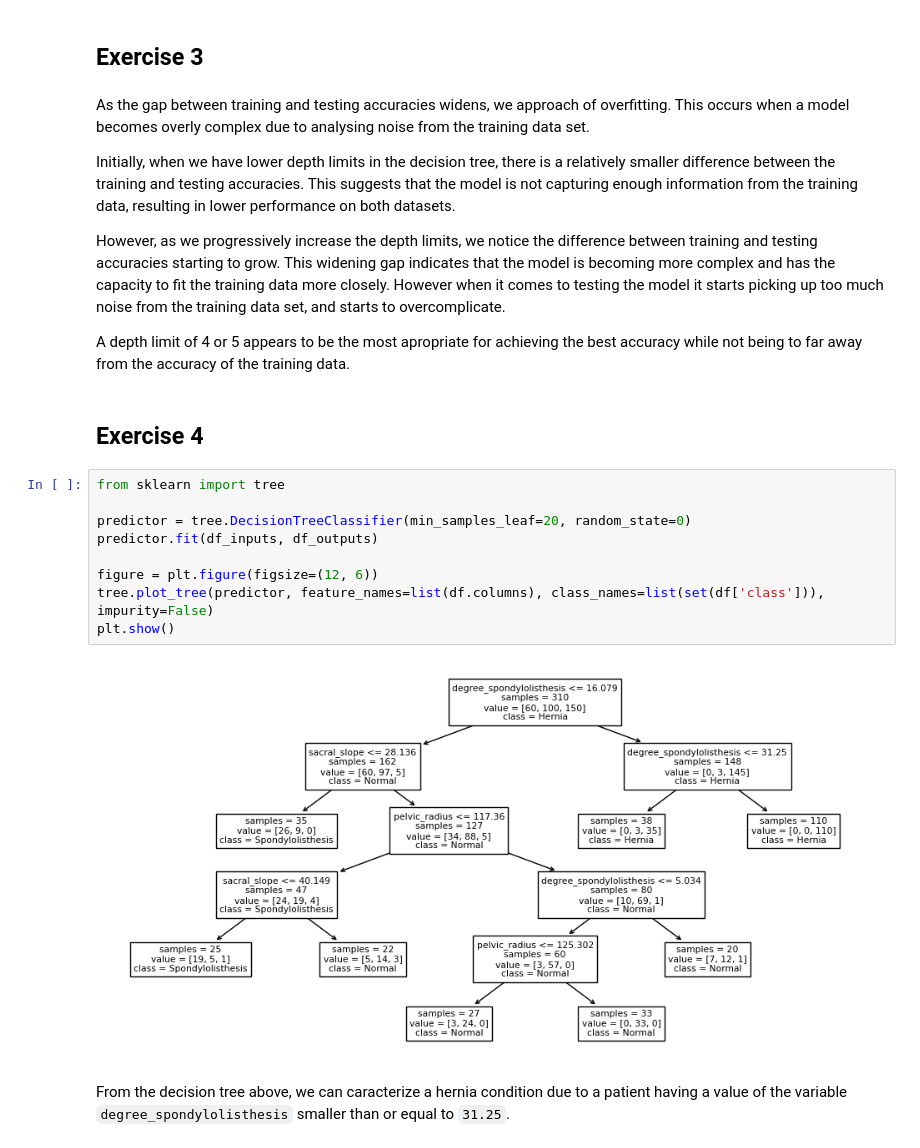
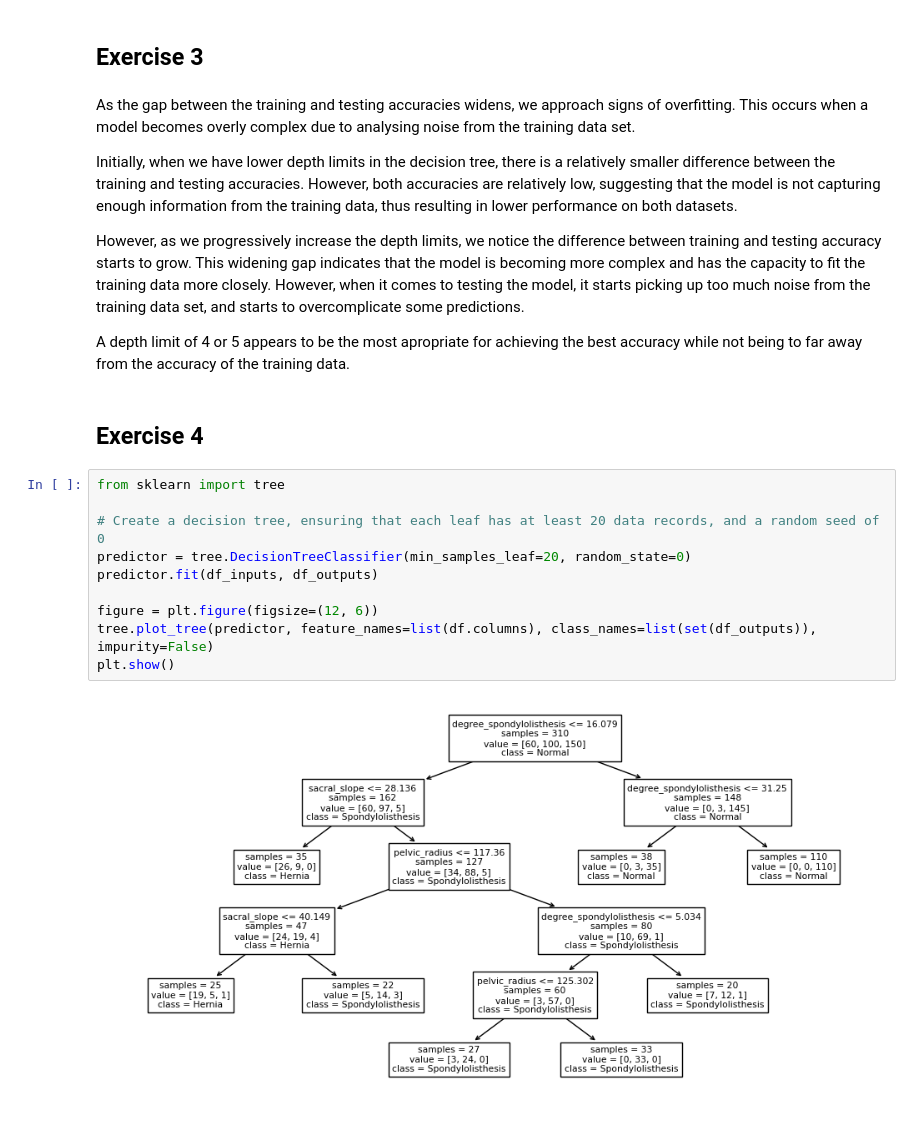
Before and after one commit to GSAprod/IST-Apre-homeworks, a Jupyter notebook: tpc-1/H1.ipynb, the cells around one changed output. Saved outputs shown, nothing was run; the diff lists cells and outputs as text.

```diff
--- a/tpc-1/H1.ipynb
+++ b/tpc-1/H1.ipynb
@@ -171,11 +151,11 @@ plt.show()
 # %% [markdown]
 ## Exercise 3
 # %% [markdown]
-As the gap between training and testing accuracies widens, we approach of overfitting. This occurs when a model becomes overly complex due to analysing noise from the training data set.
+As the gap between the training and testing accuracies widens, we approach signs of overfitting. This occurs when a model becomes overly complex due to analysing noise from the training data set.
 
-Initially, when we have lower depth limits in the decision tree, there is a relatively smaller difference between the training and testing accuracies. This suggests that the model is not capturing enough information from the training data, resulting in lower performance on both datasets.
+Initially, when we have lower depth limits in the decision tree, there is a relatively smaller difference between the training and testing accuracies. However, both accuracies are relatively low, suggesting that the model is not capturing enough information from the training data, thus resulting in lower performance on both datasets.
 
-However, as we progressively increase the depth limits, we notice the difference between training and testing accuracies starting to grow. This widening gap indicates that the model is becoming more complex and has the capacity to fit the training data more closely. However when it comes to testing the model it starts picking up too much noise from the training data set, and starts to overcomplicate.
+However, as we progressively increase the depth limits, we notice the difference between training and testing accuracy starts to grow. This widening gap indicates that the model is becoming more complex and has the capacity to fit the training data more closely. However, when it comes to testing the model, it starts picking up too much noise from the training data set, and starts to overcomplicate some predictions.
 
 A depth limit of 4 or 5 appears to be the most apropriate for achieving the best accuracy while not being to far away from the accuracy of the training data.
 # %% [markdown]
@@ -183,13 +163,12 @@ A depth limit of 4 or 5 appears to be the most apropriate for achieving the best
 # %%
 from sklearn import tree
 
+# Create a decision tree, ensuring that each leaf has at least 20 data records, and a random seed of 0
 predictor = tree.DecisionTreeClassifier(min_samples_leaf=20, random_state=0)
 predictor.fit(df_inputs, df_outputs)
 
 figure = plt.figure(figsize=(12, 6))
-tree.plot_tree(predictor, feature_names=list(df.columns), class_names=list(set(df['class'])), impurity=False)
+tree.plot_tree(predictor, feature_names=list(df.columns), class_names=list(set(df_outputs)), impurity=False)
 plt.show()
 # %% [output]
-[figure, old version]
+[figure, new version]
-# %% [markdown]
-From the decision tree above, we can caracterize a hernia condition due to a patient having a value of the variable `degree_spondylolisthesis` smaller than or equal to `31.25`.
```
Also changed, not shown: parts of 7 cells of this notebook.
